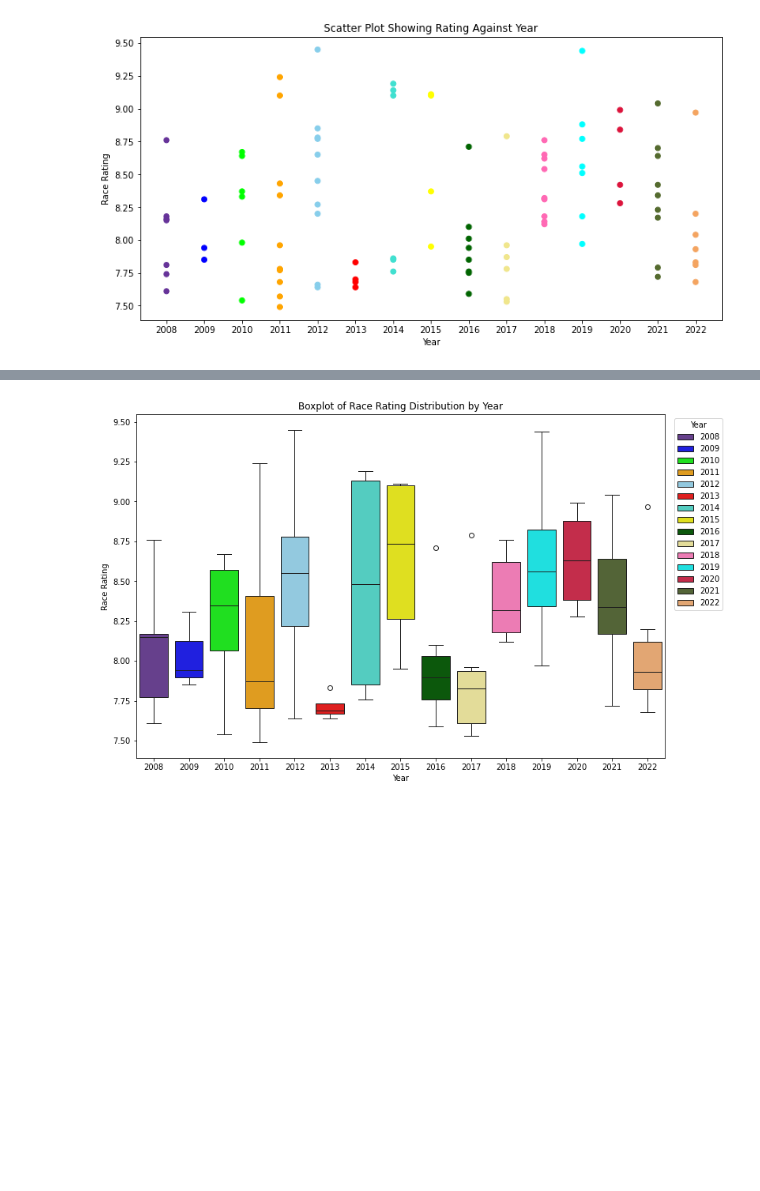
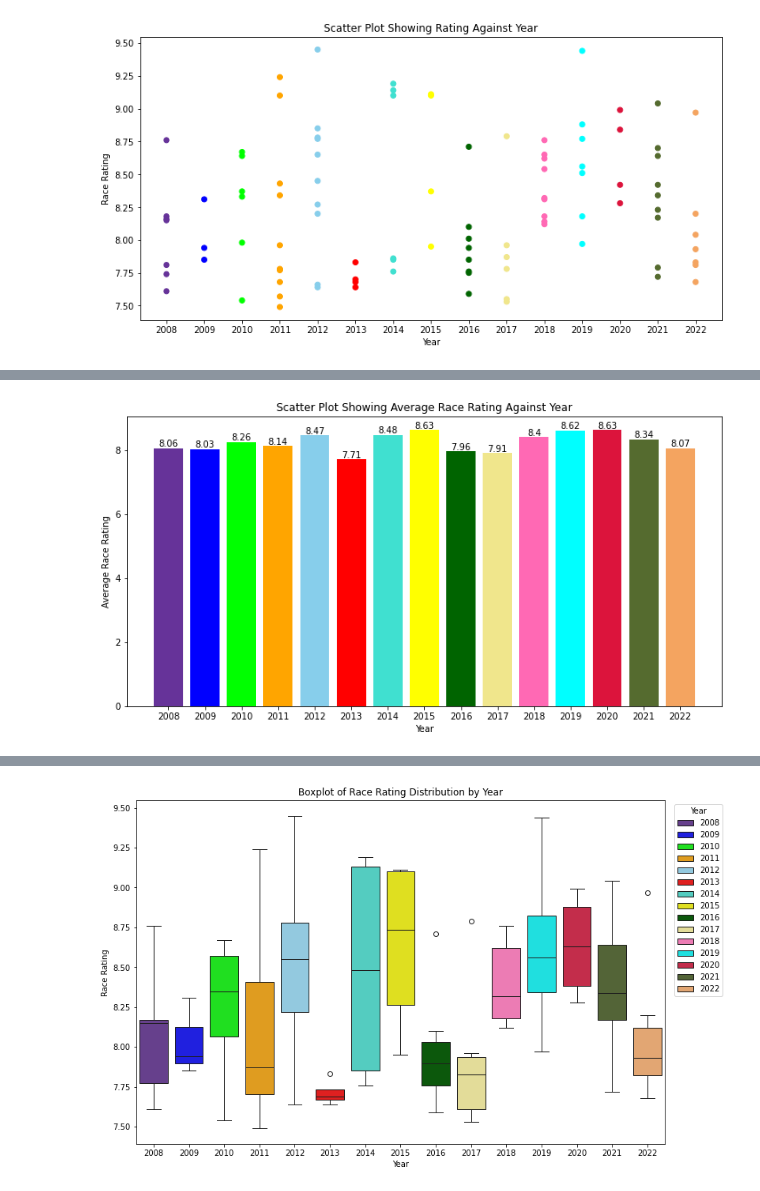
Before and after one commit to jasonhsu8/Formula-1-Project, a Jupyter notebook: JJ Notebooks/start.ipynb, the cells around one changed output, grey strips where cells are left out. Drawn from its saved outputs; the diff is of its cells as text; code cells hidden in the pictures; blank space fills up the shorter version.

```diff
--- a/JJ Notebooks/start.ipynb
+++ b/JJ Notebooks/start.ipynb
@@ -95,3 +95,12 @@ plt.xticks(top_100['year'].unique())
 plt.show()
 # %% [output]
 [figure]
+# %%
+# Mean of Race Rating Per Year
+
+top_100_mean = top_100.groupby(by="year", as_index=False).aggregate(
+        {
+            "rating": 'mean'
+        }
+    ).rename(({"rating": "Average Race Rating"}), axis = 1)
+top_100_mean
@@ -97,0 +124,17 @@ plt.show()
+# %%
+#Scatter plot Mean Race Rating vs year
+
+plt.figure(figsize=(12,6))
+bars = plt.bar(x=top_100_mean['year'], height=top_100_mean['Average Race Rating'], color=[year_colors[year] for year in top_100_mean["year"]])
+plt.title("Scatter Plot Showing Average Race Rating Against Year")
+plt.xlabel("Year")
+plt.ylabel("Average Race Rating")
+plt.xticks(top_100_mean['year'].unique())
+
+for bar, height in zip(bars, top_100_mean["Average Race Rating"]):
+    plt.text(bar.get_x() + bar.get_width() / 2, bar.get_height(), str(round(height, 2)),
+             ha='center', va='bottom', fontsize=10, color='black')
+
+plt.show()
+# %% [output]
+[figure, added]
```
Also changed, not shown: parts of 2 cells of this notebook.
